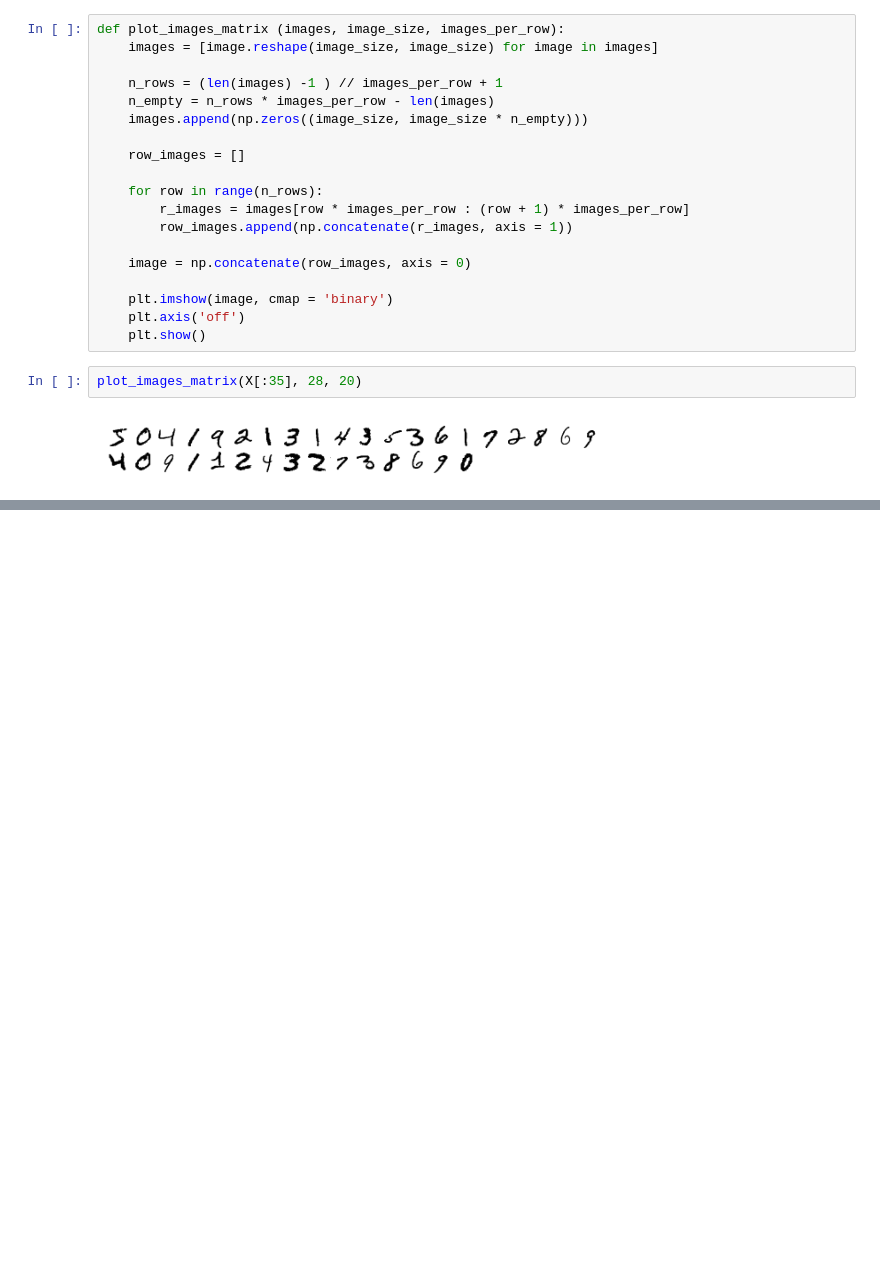
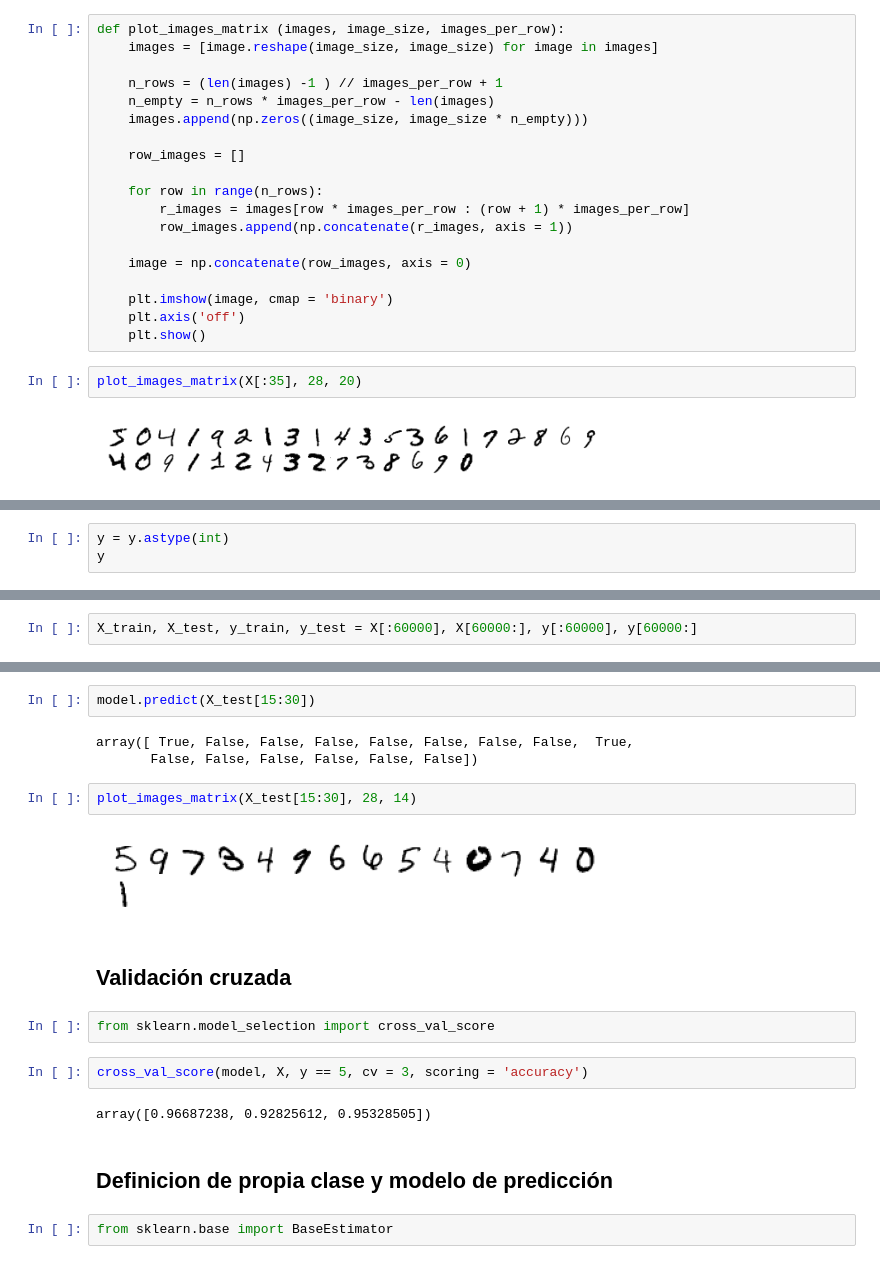
Before and after one commit to jorgeflorestn/MachineLearning_Notebooks, a Jupyter notebook: 02_Regresion_Logistica/13_Example2.ipynb, the cells around one changed output, grey strips where cells are left out. Cells and saved outputs as stored; diff of their text form; blank space fills up the shorter version.

Commit message:
Clase 21 marzo Clasificacion con sklearn

```diff
--- a/02_Regresion_Logistica/13_Example2.ipynb
+++ b/02_Regresion_Logistica/13_Example2.ipynb
@@ -105,0 +108,3 @@ plot_images_matrix(X[:35], 28, 20)
+# %%
+y = y.astype(int)
+y
@@ -105,0 +113,2 @@ plot_images_matrix(X[:35], 28, 20)
+# %%
+X_train, X_test, y_train, y_test = X[:60000], X[60000:], y[:60000], y[60000:]
@@ -105,0 +125,21 @@ plot_images_matrix(X[:35], 28, 20)
+# %%
+model.predict(X_test[15:30])
+# %% [output]
+array([ True, False, False, False, False, False, False, False,  True,
+       False, False, False, False, False, False])
+# %%
+plot_images_matrix(X_test[15:30], 28, 14)
+# %% [output]
+[figure, added]
+# %% [markdown]
+## Validación cruzada
+# %%
+from sklearn.model_selection import cross_val_score
+# %%
+cross_val_score(model, X, y == 5, cv = 3, scoring = 'accuracy')
+# %% [output]
+array([0.96687238, 0.92825612, 0.95328505])
+# %% [markdown]
+## Definicion de propia clase y modelo de predicción
+# %%
+from sklearn.base import BaseEstimator
```
Also changed, not shown: parts of 17 cells of this notebook.
